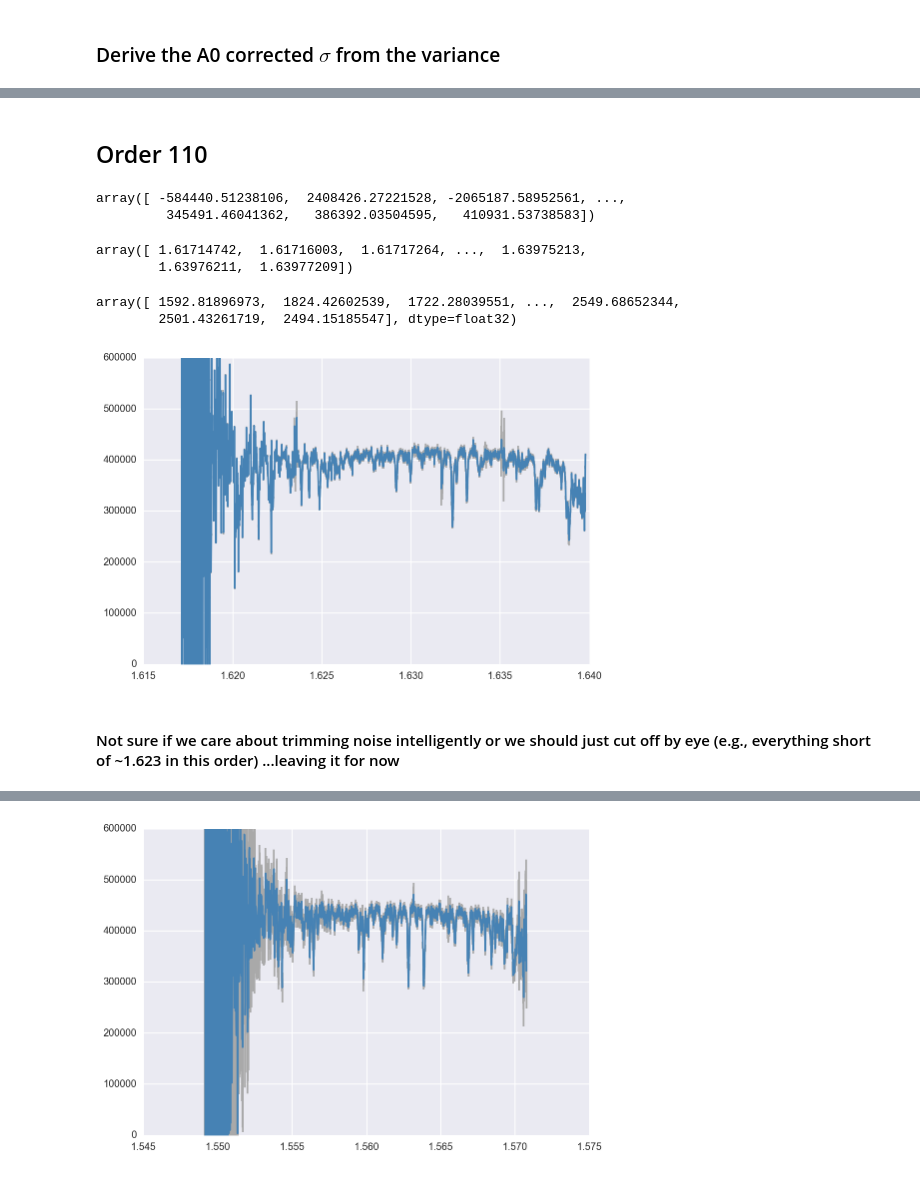
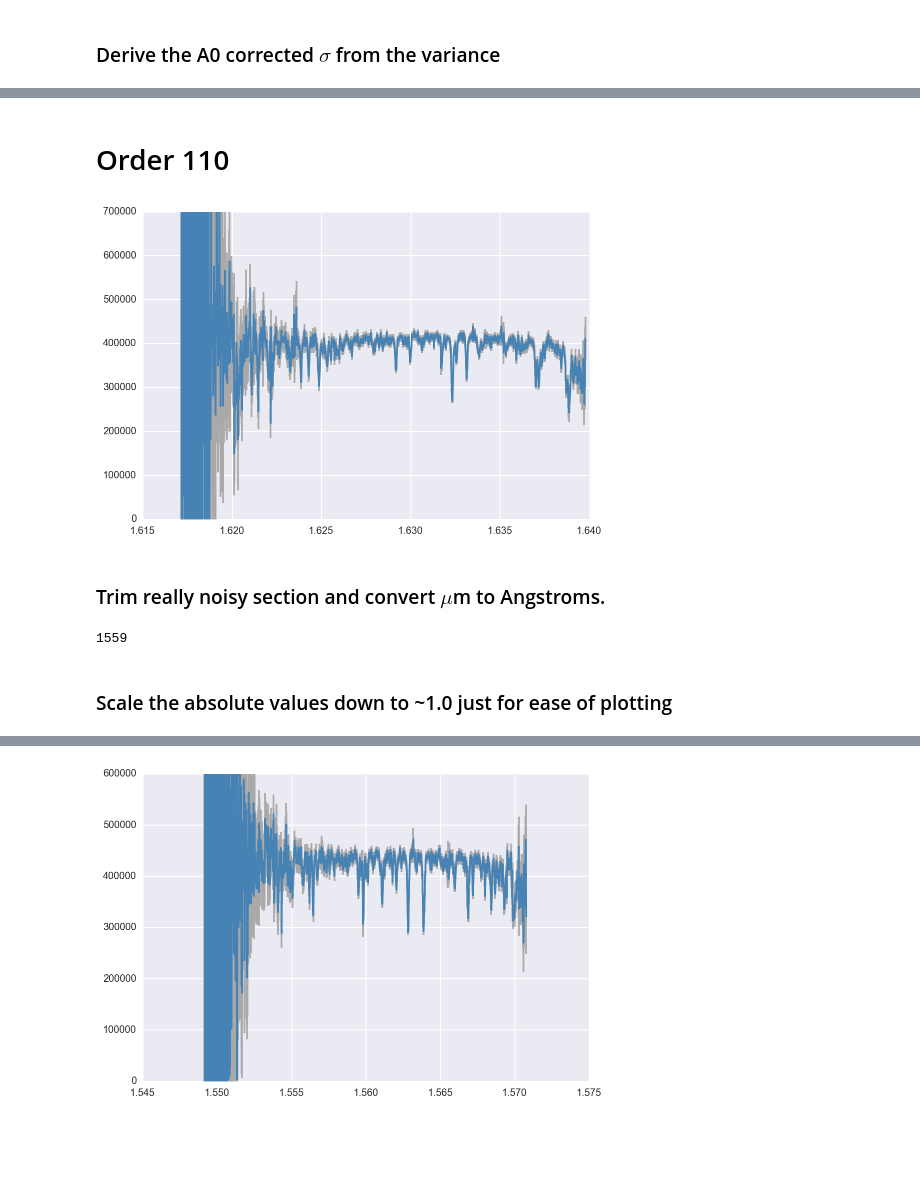
Before and after one commit to BrownDwarf/subsub, a Jupyter notebook: notebooks/subsub_checking_new_data.ipynb, the cells around one changed output, grey strips where cells are left out. Cells and saved outputs as stored; diff of their text form; code cells hidden in the pictures; blank space fills up the shorter version.

Commit message:
Update notebook to finish data munging o110 and o113 relating to Issue #2

```diff
--- a/notebooks/subsub_checking_new_data.ipynb
+++ b/notebooks/subsub_checking_new_data.ipynb
@@ -67,3 +66,7 @@ scale_factor = hdu[3].data[o115]/hdu[4].data[o115]
+# %%
+scale_factor115 = hdu[3].data[o115]/hdu[4].data[o115]
+scale_factor113 = hdu[3].data[o113]/hdu[4].data[o113]
+scale_factor110 = hdu[3].data[o110]/hdu[4].data[o110]
 # %%
 #plt.plot(hdu[1].data[o115], hdu[2].data[o115])
 #plt.plot(hdu[1].data[o115], np.sqrt(var[0].data[o115]))
@@ -80 +80,8 @@ sig_scaled = sigma_raw/scale_factor
+# %%
+sigma_raw115 = np.sqrt(var[0].data[o115])
+sigma_raw113 = np.sqrt(var[0].data[o113])
+sigma_raw110 = np.sqrt(var[0].data[o110])
+sig_scaled115 = sigma_raw115/scale_factor115
+sig_scaled113 = sigma_raw110/scale_factor113
+sig_scaled110 = sigma_raw110/scale_factor113
 # %%
@@ -89,16 +116,9 @@ Median Signal to Noise Ratio: 40.0 per pixel
 # %% [markdown]
-## Order 110
+# Order 110
 # %%
 flux110 = dat.data[o110]
 fluxcut110 = flux110[~np.isnan(flux110)]
-fluxcut110
+wave110 = wav.data[o110]
+wavecut110 = wave110[~np.isnan(flux110)]
+sig110 = sig_scaled110
+sigcut110 = sig110[~np.isnan(flux110)]
-# %% [output]
-array([ -584440.51238106,  2408426.27221528, -2065187.58952561, ...,
-         345491.46041362,   386392.03504595,   410931.53738583])
-# %%
-wave110 = wav.data[o110]
-wavecut110 = wave110[~np.isnan(flux110)]
-wavecut110
-# %% [output]
-array([ 1.61714742,  1.61716003,  1.61717264, ...,  1.63975213,
-        1.63976211,  1.63977209])
@@ -107,16 +125,9 @@ sigma = var[0]
-# %%
-sig110 = sigma.data[o110]
-sigcut110 = sig110[~np.isnan(flux110)]
-sigcut110
-# %% [output]
-array([ 1592.81896973,  1824.42602539,  1722.28039551, ...,  2549.68652344,
-        2501.43261719,  2494.15185547], dtype=float32)
 # %%
-plt.errorbar(wavecut110,fluxcut110,yerr=sigcut110,capsize=0,color="steelblue",
+plt.errorbar(wavecut110,fluxcut110,yerr=sigcut110,color="steelblue",
              ecolor="darkgray")
-plt.ylim(0,6e5)
+plt.ylim(0,7e5)
 plt.show()
 # %% [output]
-[figure, old version]
+[figure, new version]
-# %% [markdown]
-#### Not sure if we care about trimming noise intelligently or we should just cut off by eye (e.g., everything short of ~1.623 in this order) ...leaving it for now
+# %% [markdown]
+### Trim really noisy section and convert $\mu$m to Angstroms.
@@ -122,0 +136,4 @@ plt.show()
+# %%
+gi110.sum()
+# %% [output]
+1559
@@ -122,0 +149,2 @@ plt.show()
+# %% [markdown]
+### Scale the absolute values down to ~1.0 just for ease of plotting
```
Also changed, not shown: parts of 35 cells of this notebook.
